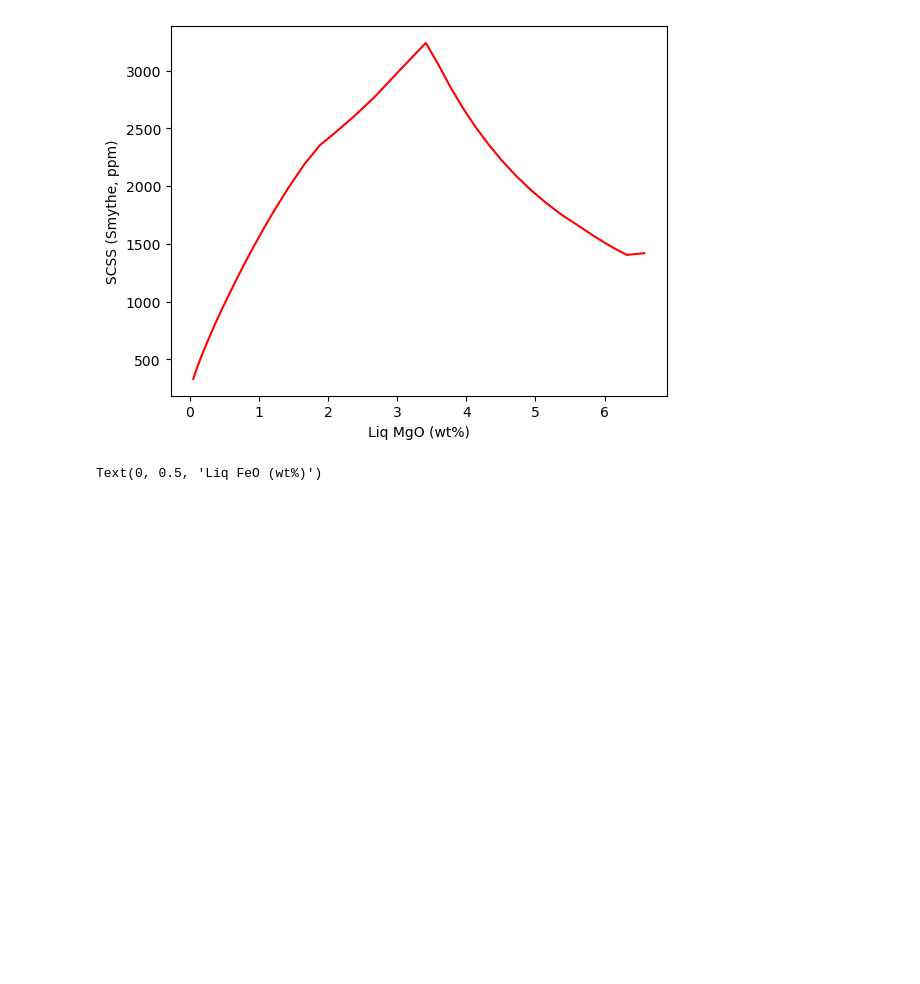
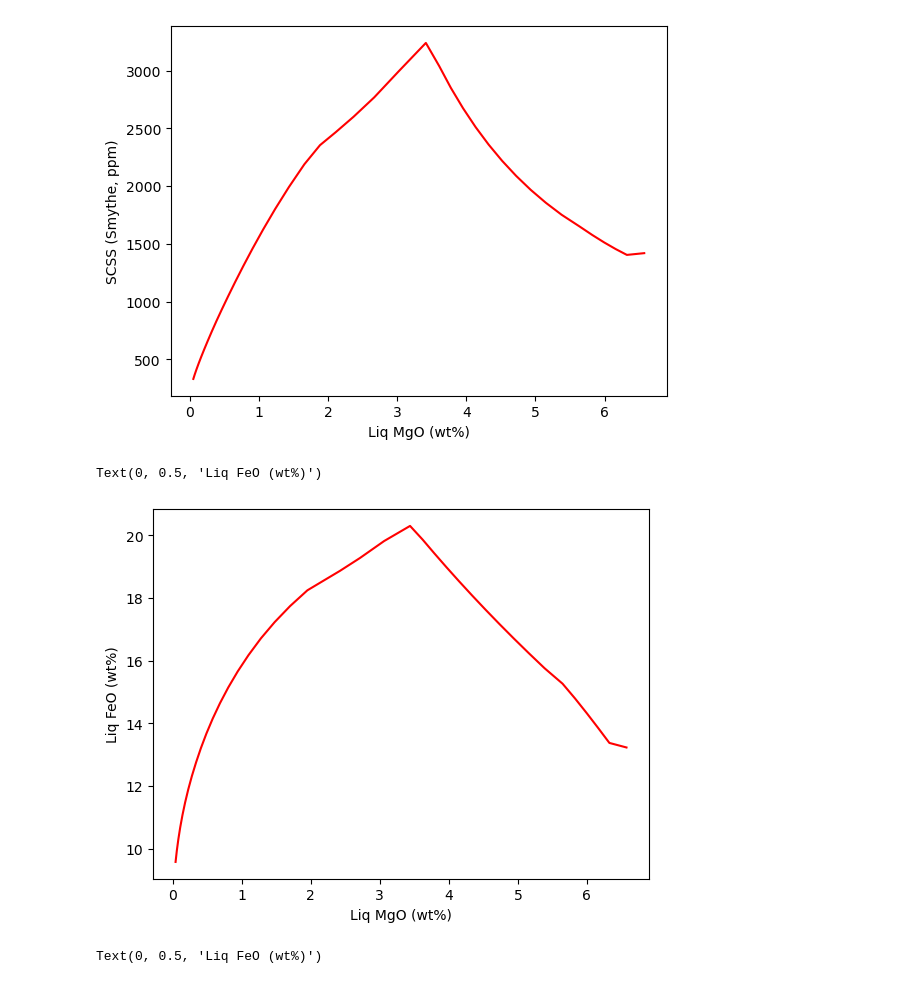
Before and after one commit to PennyWieser/PySulfSat, a Jupyter notebook: docs/Examples/Integrating_with_PyMELTS/Single_FC_Model.ipynb, the cells around one changed output. Cells and saved outputs as stored; diff of their text form; code cells hidden in the pictures; blank space fills up the shorter version.

```diff
--- a/docs/Examples/Integrating_with_PyMELTS/Single_FC_Model.ipynb
+++ b/docs/Examples/Integrating_with_PyMELTS/Single_FC_Model.ipynb
@@ -151,6 +162,14 @@ plt.ylabel('SCSS (Smythe, ppm)')
 # %% [output]
 Text(0, 0.5, 'SCSS (Smythe, ppm)')
 [figure]
+# %%
+plt.plot( MELTS['MgO_Liq'],MELTS['FeOt_Liq'],
+         '-r')
+plt.xlabel('Liq MgO (wt%)')
+plt.ylabel('Liq FeO (wt%)')
+# %% [output]
+Text(0, 0.5, 'Liq FeO (wt%)')
+[figure, added]
 # %%
 plt.plot( MELTS['MgO_Liq'],MELTS['FeOt_Liq'],
          '-r')
```
Also changed, not shown: parts of 5 cells of this notebook, 12 other files.
